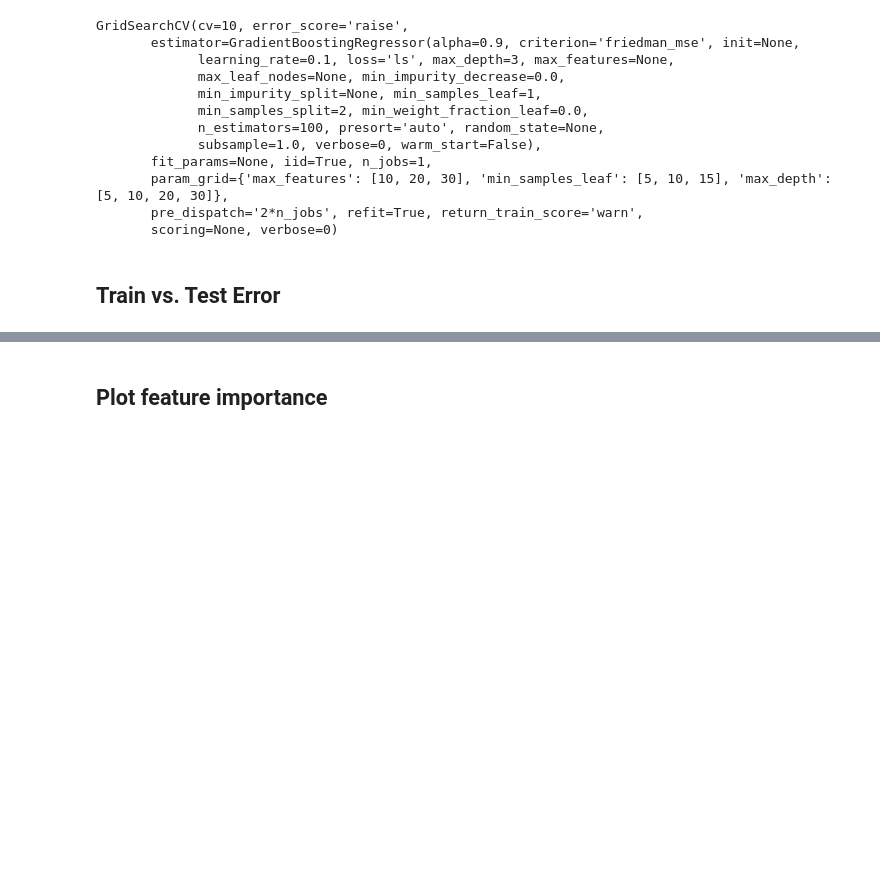
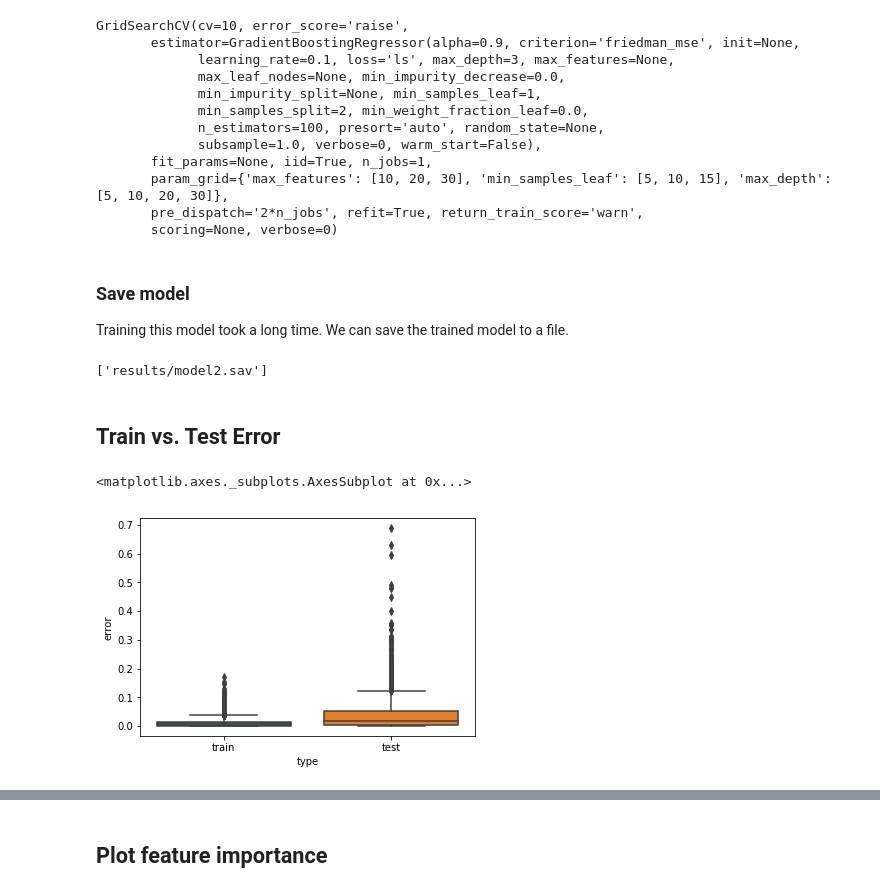
Before and after one commit to MingChen0919/cryoocyte_test_project, a Jupyter notebook: project-analysis.ipynb, the cells around one changed output, grey strips where cells are left out. Saved outputs shown, nothing was run; the diff lists cells and outputs as text; code cells hidden in the pictures; blank space fills up the shorter version.

```diff
--- a/project-analysis.ipynb
+++ b/project-analysis.ipynb
@@ -399,3 +399,7 @@ GridSearchCV(cv=10, error_score='raise',
        param_grid={'max_features': [10, 20, 30], 'min_samples_leaf': [5, 10, 15], 'max_depth': [5, 10, 20, 30]},
        pre_dispatch='2*n_jobs', refit=True, return_train_score='warn',
        scoring=None, verbose=0)
+# %% [markdown]
+### Save model
+
+Training this model took a long time. We can save the trained model to a file.
@@ -402,13 +408,20 @@ GridSearchCV(cv=10, error_score='raise',
+# %%
+joblib.dump(gbr_cv, filename="results/model2.sav")
+# %% [output]
+['results/model2.sav']
 # %% [markdown]
 ## Train vs. Test Error
 # %%
 train_residual_sq = pd.DataFrame({
     'error': (train_Y - gbr_cv.best_estimator_.predict(train_X))**2,
     'type': 'train'
 })
 test_residual_sq = pd.DataFrame({
     'error': (test_Y - gbr_cv.best_estimator_.predict(test_X))**2,
     'type': 'test'
 })
 errors_df = pd.concat([train_residual_sq, test_residual_sq], axis=0)
-sns.barplot(x="type", y="error", data=errors_df)
+sns.boxplot(x="type", y="error", data=errors_df)
+# %% [output]
+<matplotlib.axes._subplots.AxesSubplot at 0x...>
+[figure, added]
```
Also changed, not shown: parts of 2 cells of this notebook, 1 other file.
